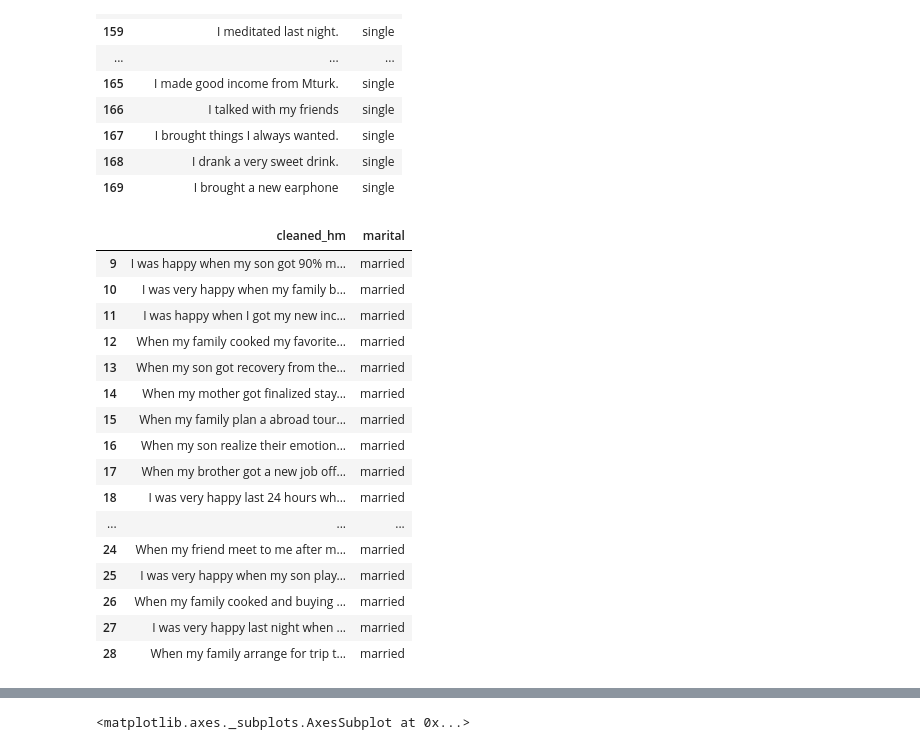
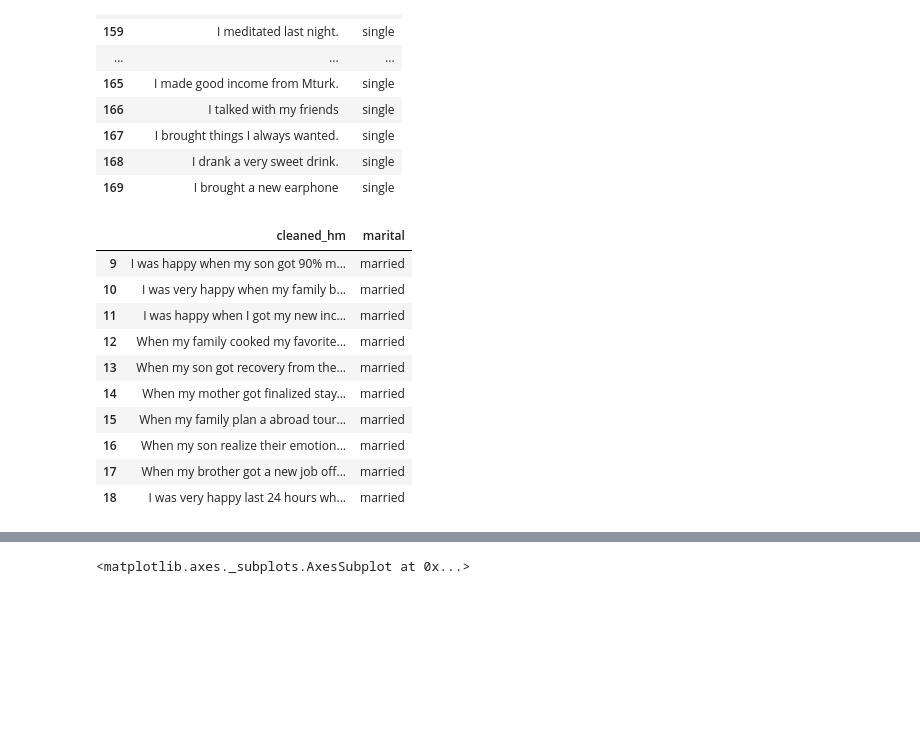
Before and after one commit to luminous66/CMPE256Project, a Jupyter notebook: happyDB-marriage.ipynb, the cells around one changed output, grey strips where cells are left out. Drawn from its saved outputs; the diff is of its cells as text; code cells hidden in the pictures; blank space fills up the shorter version.

```diff
--- a/happyDB-marriage.ipynb
+++ b/happyDB-marriage.ipynb
@@ -115,23 +115,17 @@ marital_data[marital_data['marital'] == "single"][:20]
 | 168 | I drank a very sweet drink. | single |
 | 169 | I brought a new earphone | single |
 # %%
-marital_data[marital_data['marital'] == "married"][:20]
+marital_data[marital_data['marital'] == "married"][:10]
 # %% [output]
 |  | cleaned_hm | marital |
 | 9 | I was happy when my son got 90% m... | married |
 | 10 | I was very happy when my family b... | married |
 | 11 | I was happy when I got my new inc... | married |
 | 12 | When my family cooked my favorite... | married |
 | 13 | When my son got recovery from the... | married |
 | 14 | When my mother got finalized stay... | married |
 | 15 | When my family plan a abroad tour... | married |
 | 16 | When my son realize their emotion... | married |
 | 17 | When my brother got a new job off... | married |
 | 18 | I was very happy last 24 hours wh... | married |
-| ... | ... | ... |
-| 24 | When my friend meet to me after m... | married |
-| 25 | I was very happy when my son play... | married |
-| 26 | When my family cooked and buying ... | married |
-| 27 | I was very happy last night when ... | married |
-| 28 | When my family arrange for trip t... | married |
 # %%
```
Also changed, not shown: parts of 18 cells of this notebook.
